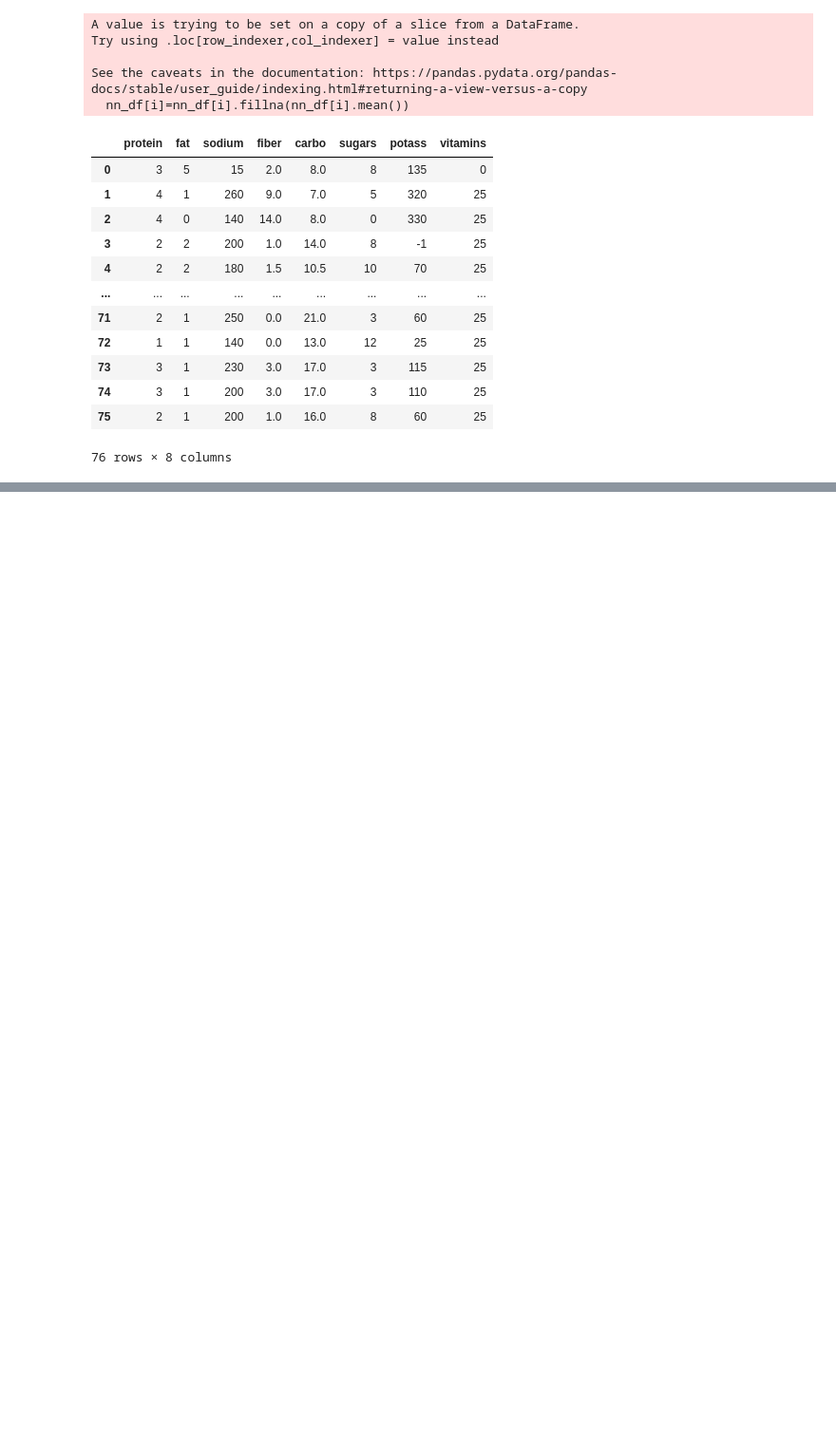
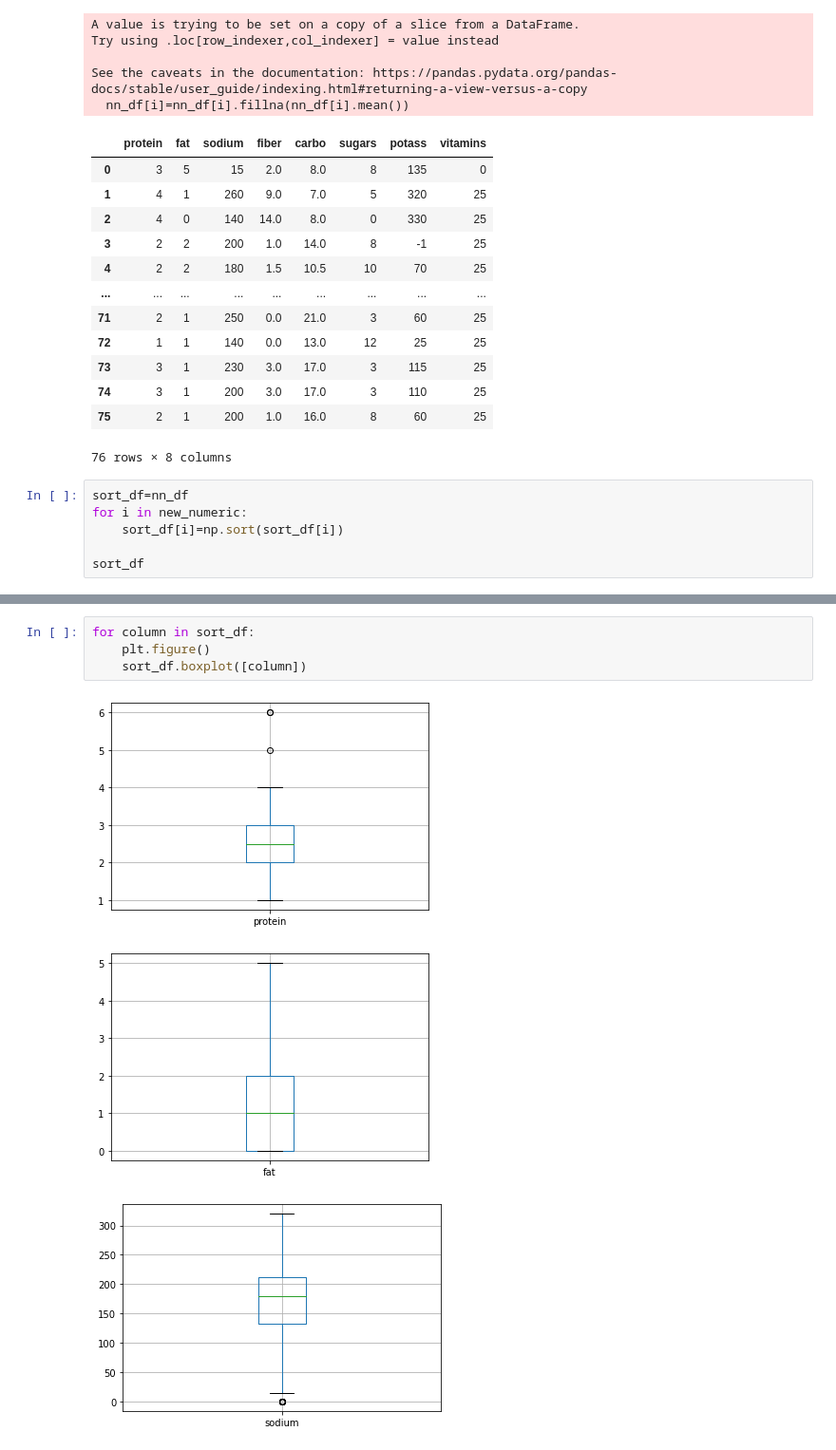
Before and after one commit to akhileshnalla123/cereals-, a Jupyter notebook: cereals.ipynb, the cells around one changed output, grey strips where cells are left out. Shown at 95% size. Drawn from its saved outputs; the diff is of its cells as text; blank space fills up the shorter version.

```diff
--- a/cereals.ipynb
+++ b/cereals.ipynb
@@ -117,3 +120,9 @@ See the caveats in the documentation: https://pandas.pydata.org/pandas-docs/stab
 | 74 | 3 | 1 | 200 | 3.0 | 17.0 | 3 | 110 | 25 |
 | 75 | 2 | 1 | 200 | 1.0 | 16.0 | 8 | 60 | 25 |
 76 rows × 8 columns
+# %%
+sort_df=nn_df
+for i in new_numeric:
+    sort_df[i]=np.sort(sort_df[i])
+
+sort_df
@@ -119,0 +160,8 @@ See the caveats in the documentation: https://pandas.pydata.org/pandas-docs/stab
+# %%
+for column in sort_df:
+    plt.figure()
+    sort_df.boxplot([column])
+# %% [output]
+[figure, added]
+[figure, added]
+[figure, added]
```
Also changed, not shown: parts of 17 cells of this notebook.
